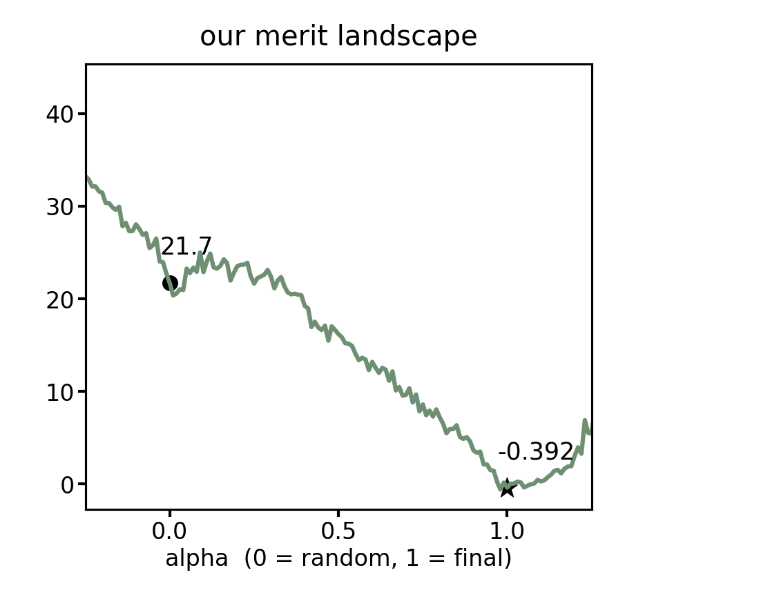
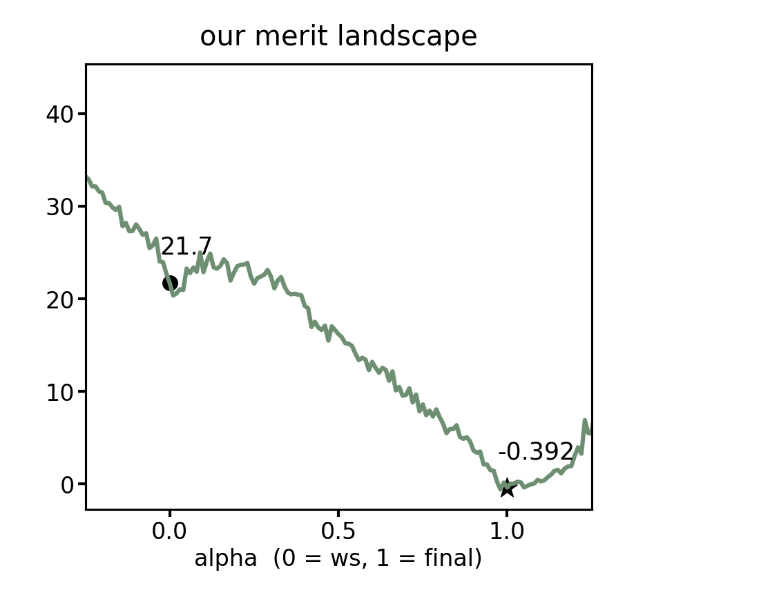
Before and after one commit to xkhainguyen/FSNet, a Jupyter notebook: visualize_weight_to_merit_interp.ipynb, the cells around one changed output. Drawn from its saved outputs; the diff is of its cells as text; code cells hidden in the pictures.

```diff
--- a/visualize_weight_to_merit_interp.ipynb
+++ b/visualize_weight_to_merit_interp.ipynb
@@ -18,7 +18,7 @@ def plot_merit_interpolation(
     merit,
     *,
     title="our merit landscape",
-    xlabel="alpha  (0 = random, 1 = final)",
+    xlabel="alpha  (0 = ws, 1 = final)",
     ylabel="merit value",
     save_path=None,
     dpi=300,
@@ -58,31 +58,31 @@ def plot_merit_interpolation(
     # if save_path is not None:
     #     out_dir = os.path.dirname(save_path)
     #     if out_dir:
     #         os.makedirs(out_dir, exist_ok=True)
     #     fig.savefig(save_path, dpi=dpi, bbox_inches="tight")
     #     print(f"Saved plot to: {save_path}", flush=True)
 
     if show:
         plt.show()
 
     if close:
         plt.close(fig)
 
 
 if __name__ == "__main__":
     # Load from the NPZ you saved earlier
     # npz_path = "figures/merit_interpolation_random_to_vanilla.npz"  # EDIT if needed
     # npz_path = "figures/merit_interpolation_A_to_B.npz"  # EDIT if needed
     npz_path = "figures/merit_interpolation_warmstarted.npz"  # EDIT if needed
     data = np.load(npz_path)
 
     t = data["t"]
     merit = data["merit"]
 
     plot_merit_interpolation(
         t,
         merit,
         show=True,   # set True if you want interactive display
     )
 # %% [output]
-[figure, old version]
+[figure, new version]
```
Also changed, not shown: 13 other files.
